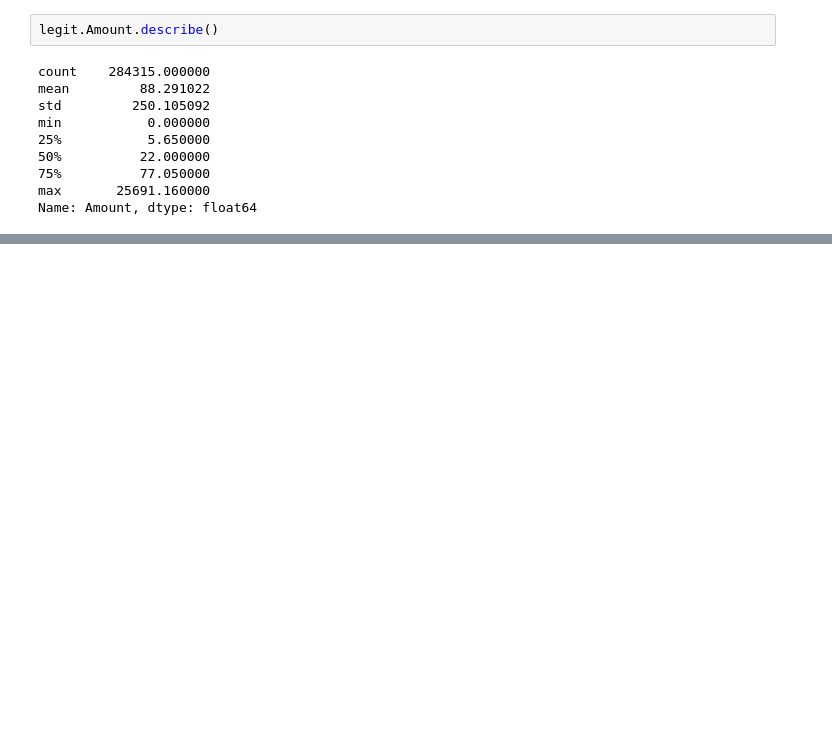
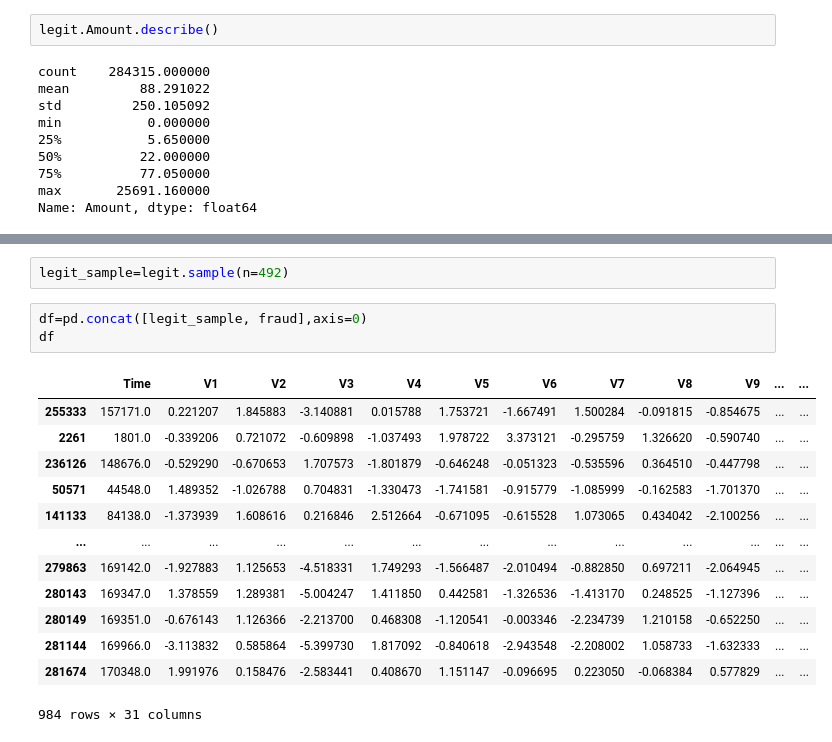
Before and after one commit to BenadjalRania/PythonFraud, a Jupyter notebook: Fraud.ipynb, the cells around one changed output, grey strips where cells are left out. Saved outputs shown, nothing was run; the diff lists cells and outputs as text; blank space fills up the shorter version.

```diff
--- a/Fraud.ipynb
+++ b/Fraud.ipynb
@@ -117,0 +140,19 @@ fraud.Amount.describe()
+# %%
+legit_sample=legit.sample(n=492)
+# %%
+df=pd.concat([legit_sample, fraud],axis=0)
+df
+# %% [output]
+|  | Time | V1 | V2 | V3 | V4 | V5 | V6 | V7 | V8 | V9 | ... | ... |
+| 255333 | 157171.0 | 0.221207 | 1.845883 | -3.140881 | 0.015788 | 1.753721 | -1.667491 | 1.500284 | -0.091815 | -0.854675 | ... | ... |
+| 2261 | 1801.0 | -0.339206 | 0.721072 | -0.609898 | -1.037493 | 1.978722 | 3.373121 | -0.295759 | 1.326620 | -0.590740 | ... | ... |
+| 236126 | 148676.0 | -0.529290 | -0.670653 | 1.707573 | -1.801879 | -0.646248 | -0.051323 | -0.535596 | 0.364510 | -0.447798 | ... | ... |
+| 50571 | 44548.0 | 1.489352 | -1.026788 | 0.704831 | -1.330473 | -1.741581 | -0.915779 | -1.085999 | -0.162583 | -1.701370 | ... | ... |
+| 141133 | 84138.0 | -1.373939 | 1.608616 | 0.216846 | 2.512664 | -0.671095 | -0.615528 | 1.073065 | 0.434042 | -2.100256 | ... | ... |
+| ... | ... | ... | ... | ... | ... | ... | ... | ... | ... | ... | ... | ... |
+| 279863 | 169142.0 | -1.927883 | 1.125653 | -4.518331 | 1.749293 | -1.566487 | -2.010494 | -0.882850 | 0.697211 | -2.064945 | ... | ... |
+| 280143 | 169347.0 | 1.378559 | 1.289381 | -5.004247 | 1.411850 | 0.442581 | -1.326536 | -1.413170 | 0.248525 | -1.127396 | ... | ... |
+| 280149 | 169351.0 | -0.676143 | 1.126366 | -2.213700 | 0.468308 | -1.120541 | -0.003346 | -2.234739 | 1.210158 | -0.652250 | ... | ... |
+| 281144 | 169966.0 | -3.113832 | 0.585864 | -5.399730 | 1.817092 | -0.840618 | -2.943548 | -2.208002 | 1.058733 | -1.632333 | ... | ... |
+| 281674 | 170348.0 | 1.991976 | 0.158476 | -2.583441 | 0.408670 | 1.151147 | -0.096695 | 0.223050 | -0.068384 | 0.577829 | ... | ... |
+984 rows × 31 columns
```
Also changed, not shown: parts of 17 cells of this notebook.
